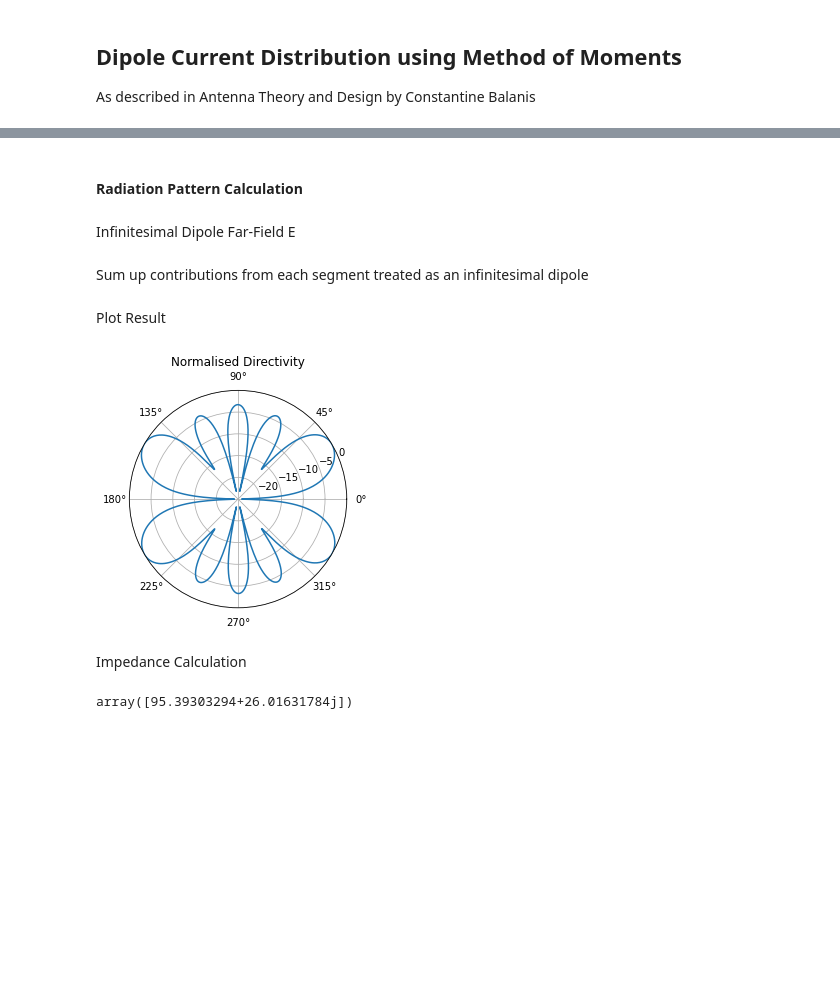
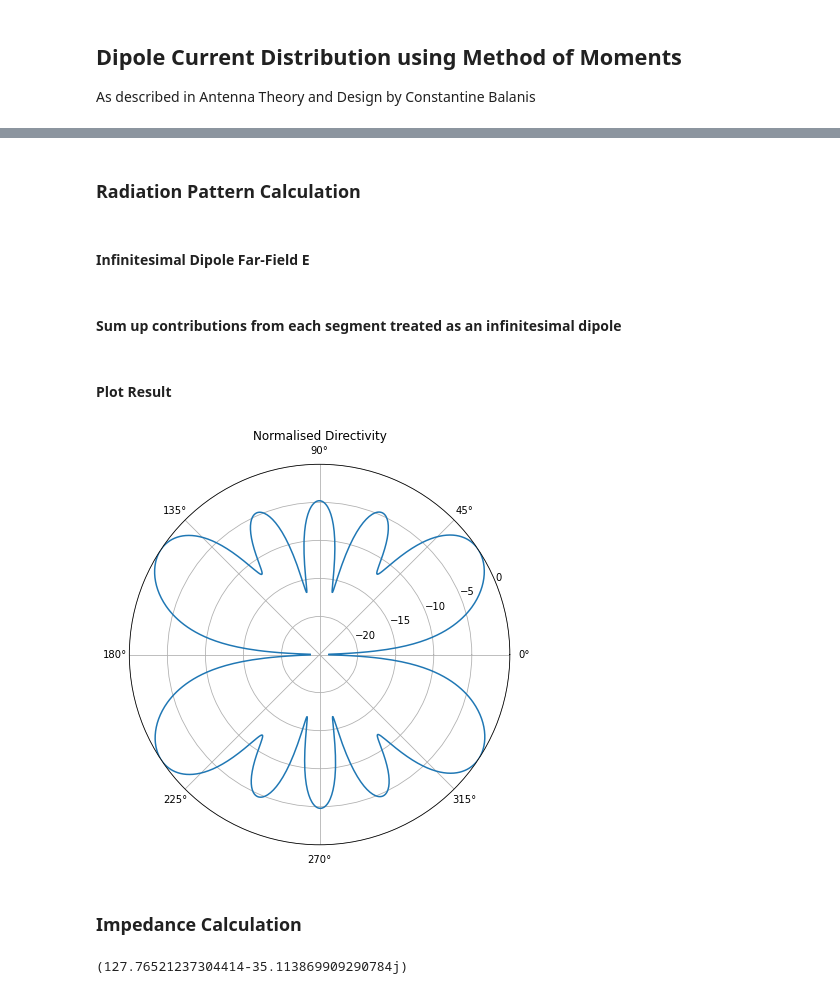
Before and after one commit to Jormit/Dipole-MoM-Simulator, a Jupyter notebook: MoM.ipynb, the cells around one changed output, grey strips where cells are left out. Drawn from its saved outputs; the diff is of its cells as text; code cells hidden in the pictures; blank space fills up the shorter version.

```diff
--- a/MoM.ipynb
+++ b/MoM.ipynb
@@ -12,6 +17,6 @@ from tqdm import tqdm
 # %%
-N = 201 # Number of Segments
-l = 0.47*5 # Length in wavelengths
-a = 0.001 # Radius in wavelengths
+N = 101 # Number of Segments
+l = 0.5*5 # Length in wavelengths
+a = 0.005 # Radius in wavelengths
 fp = 0.5 # Feed position as fraction of total length
 # %% [markdown]
@@ -28,6 +44,5 @@ Solve for Current Distribution using Method of Moments
 # %%
 delta = l/N # Segment length
-s = 10000 # Integration points
 E = np.zeros((N,1), dtype=complex)
 Z = np.zeros((N,N), dtype=complex)
 
@@ -39,7 +54,7 @@ for m in tqdm(range (N)):
     zm = -l/2+(m+0.5)*delta
     for n in range (N):
         zn = -l/2+(n+0.5)*delta
-        Z[m,n] = np.sum(pock_eqn(zm, np.linspace(zn-0.5*delta, zn+0.5*delta, s), a))*delta/s
+        Z[m,n] = integrate.romberg(lambda x: pock_eqn(zm, x, a), zn-0.5*delta, zn+0.5*delta)
 
 # Solve
 I = np.linalg.solve(Z,E)
@@ -56,13 +71,13 @@ plt.ylabel("Normalized Current Magnitude");
 # %% [markdown]
-#### Radiation Pattern Calculation
+### Radiation Pattern Calculation
 # %% [markdown]
-Infinitesimal Dipole Far-Field E
+#### Infinitesimal Dipole Far-Field E
 # %%
 def inf_dipole_E(theta, r, I):
     k = 2*np.pi
     return I*np.sin(theta)/r*np.exp(1j*k*r)
 # %% [markdown]
-Sum up contributions from each segment treated as an infinitesimal dipole
+#### Sum up contributions from each segment treated as an infinitesimal dipole
 # %%
 res = 1000
 r = 10000
@@ -74,19 +89,20 @@ for s in tqdm(range(res)):
         zm = -l/2+(m+0.5)*delta
         r_m = np.sqrt(x**2+(z-zm)**2)
         E_theta[s] += inf_dipole_E(theta, r_m, I[m])
-# %% [markdown]
-Plot Result
+# %% [markdown]
+#### Plot Result
 # %%
-plt.figure();
+plt.figure(figsize=(7,7));
 normalised_E = np.abs(E_theta)/np.max(np.abs(E_theta))
 plt.polar(np.linspace(0,2*np.pi,res), 20*np.log10(normalised_E));
-plt.ylim([-25,0])
+plt.ylim([-25,0]);
 plt.title("Normalised Directivity");
 # %% [output]
-[figure, old version]
+[figure, new version]
-# %% [markdown]
-Impedance Calculation
+# %% [markdown]
+### Impedance Calculation
 # %%
-1/I[int(np.floor(N/2))]
+z = 1/I[int(np.floor(N/2))]
+print(z[0])
 # %% [output]
-array([95.39303294+26.01631784j])
+(127.76521237304414-35.113869909290784j)
```
Also changed, not shown: parts of 14 cells of this notebook, 2 other files.
